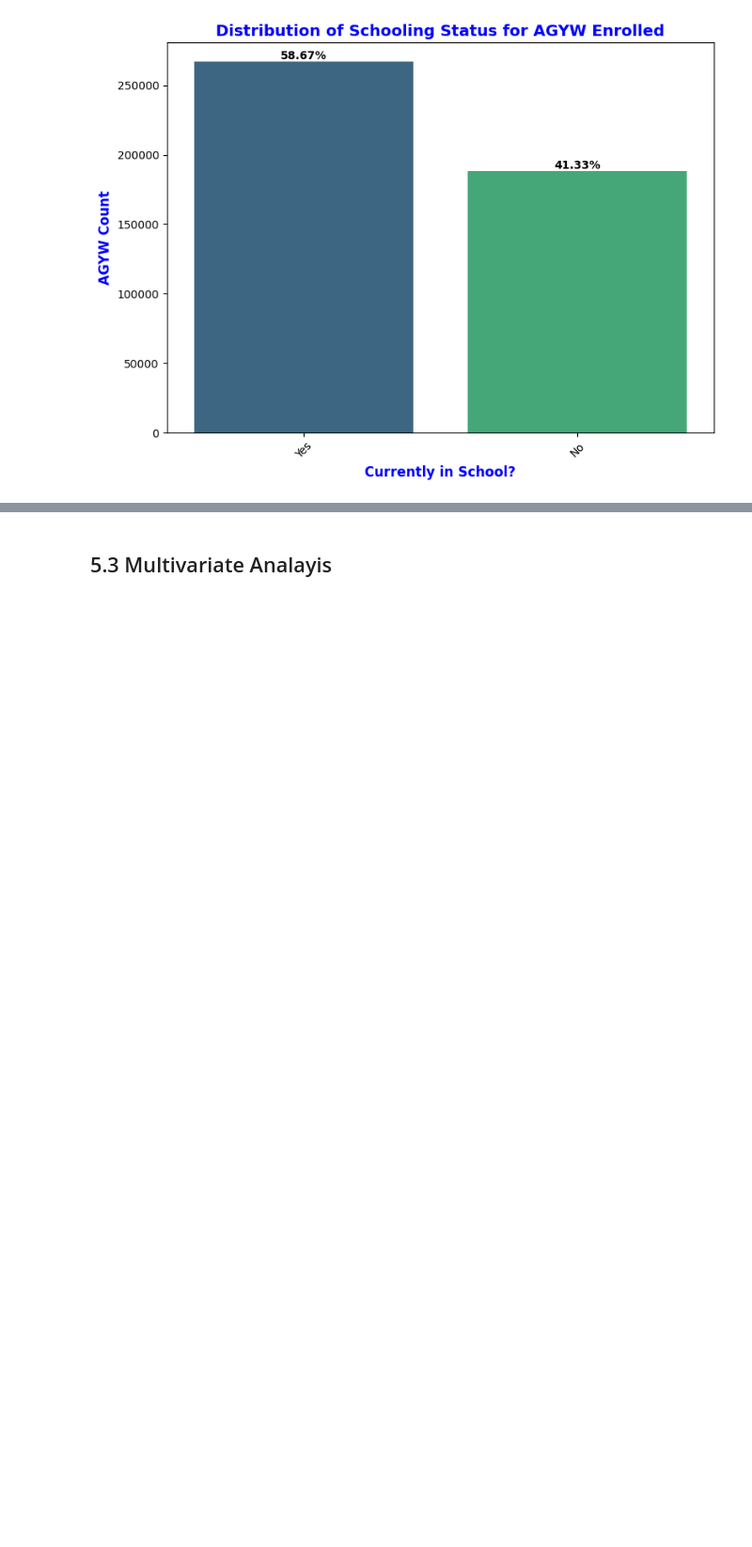
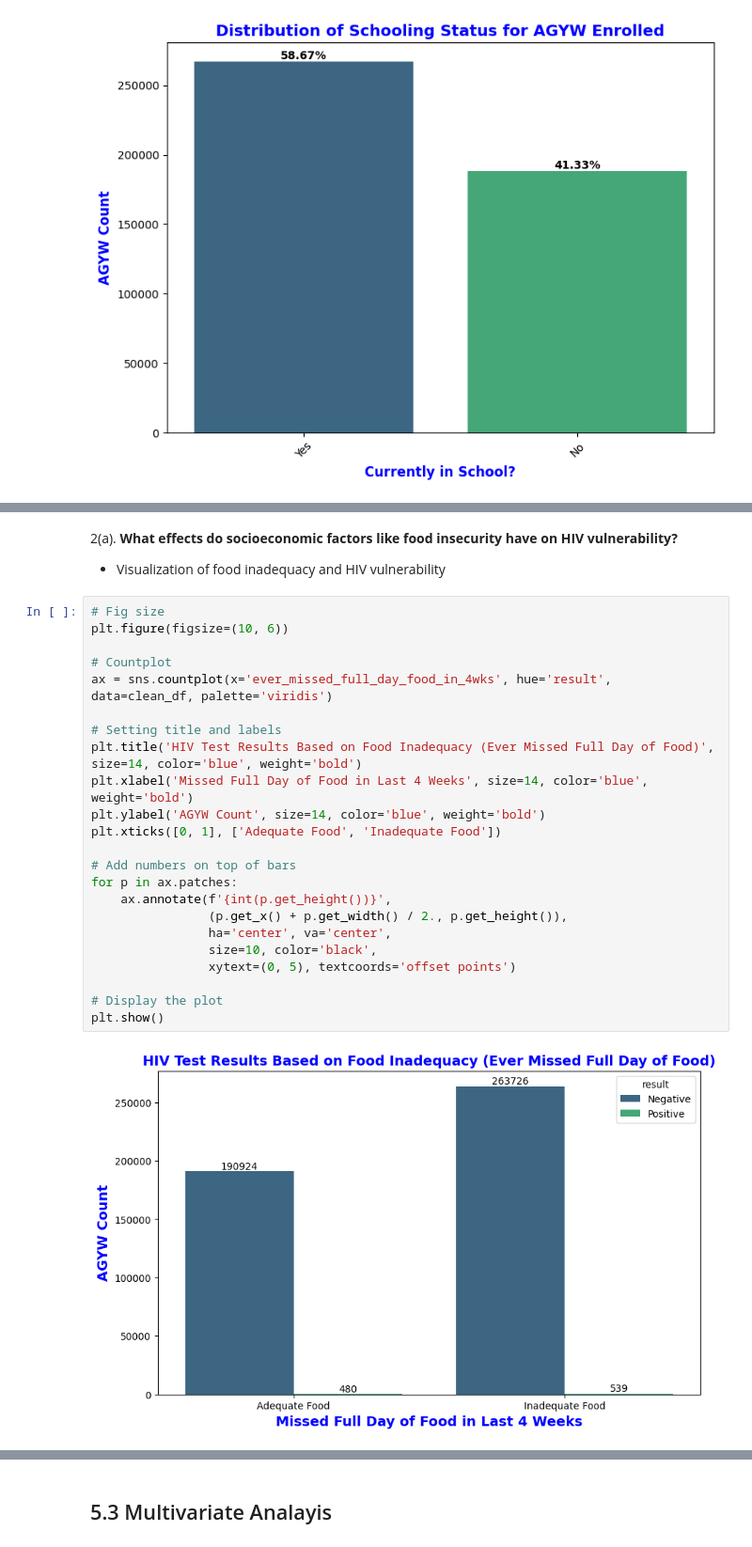
Before and after one commit to RichieRicky/DSF-PT08P5-GROUP5_CAPSTONE-PROJECT, a Jupyter notebook: FELIX_LIMO.ipynb, the cells around one changed output, grey strips where cells are left out. Shown at 94% size. Cells and saved outputs as stored; diff of their text form; blank space fills up the shorter version.

```diff
--- a/FELIX_LIMO.ipynb
+++ b/FELIX_LIMO.ipynb
@@ -541,0 +518,29 @@ agyw_per_county
+# %% [markdown]
+2(a). **What effects do socioeconomic factors like food insecurity have on HIV vulnerability?**
+
+* Visualization of food inadequacy and HIV vulnerability
+# %%
+# Fig size
+plt.figure(figsize=(10, 6))
+
+# Countplot
+ax = sns.countplot(x='ever_missed_full_day_food_in_4wks', hue='result', data=clean_df, palette='viridis')
+
+# Setting title and labels
+plt.title('HIV Test Results Based on Food Inadequacy (Ever Missed Full Day of Food)', size=14, color='blue', weight='bold')
+plt.xlabel('Missed Full Day of Food in Last 4 Weeks', size=14, color='blue', weight='bold')
+plt.ylabel('AGYW Count', size=14, color='blue', weight='bold')
+plt.xticks([0, 1], ['Adequate Food', 'Inadequate Food'])
+
+# Add numbers on top of bars
+for p in ax.patches:
+    ax.annotate(f'{int(p.get_height())}',
+                (p.get_x() + p.get_width() / 2., p.get_height()),
+                ha='center', va='center',
+                size=10, color='black',
+                xytext=(0, 5), textcoords='offset points')
+
+# Display the plot
+plt.show()
+# %% [output]
+[figure, added]
```
Also changed, not shown: parts of 24 cells of this notebook.
